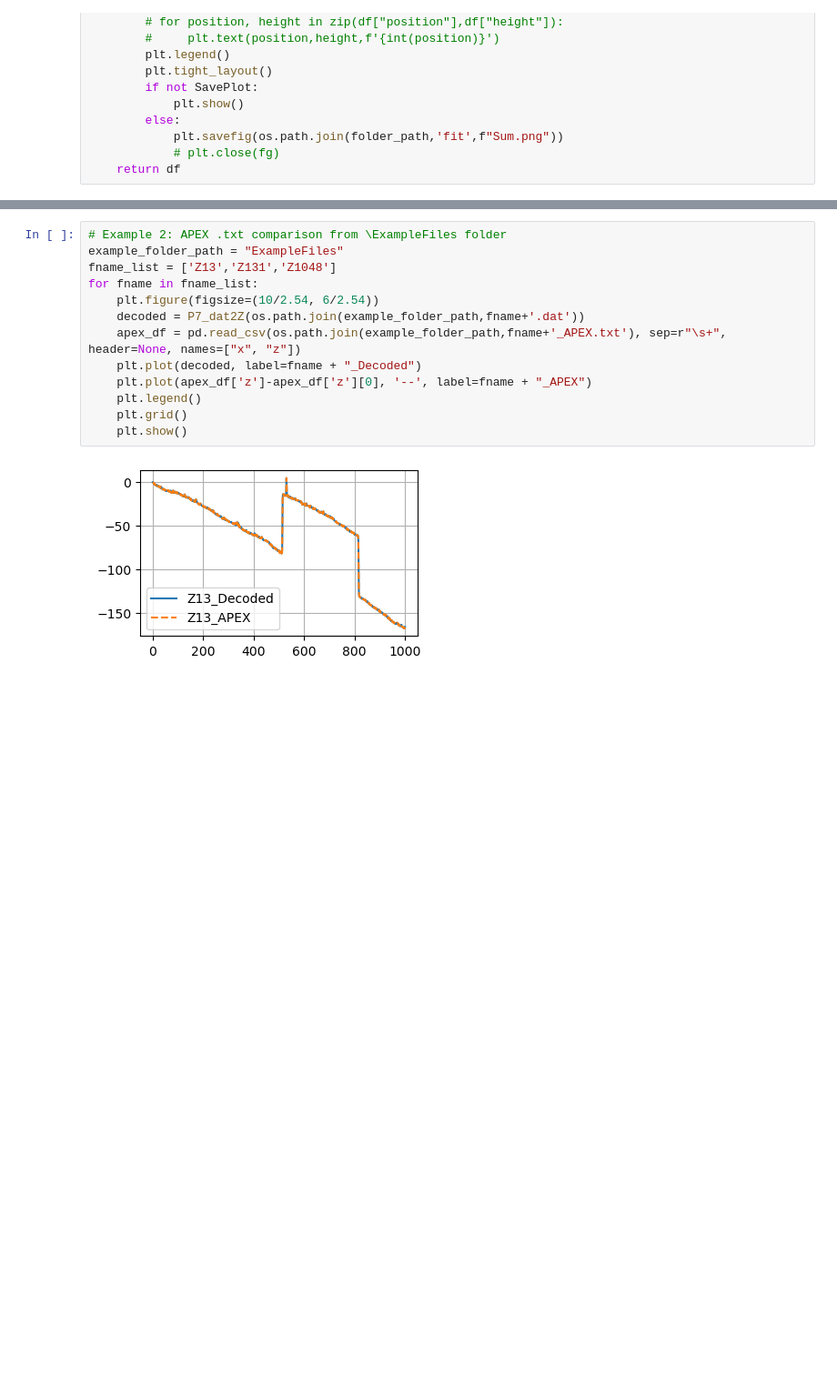
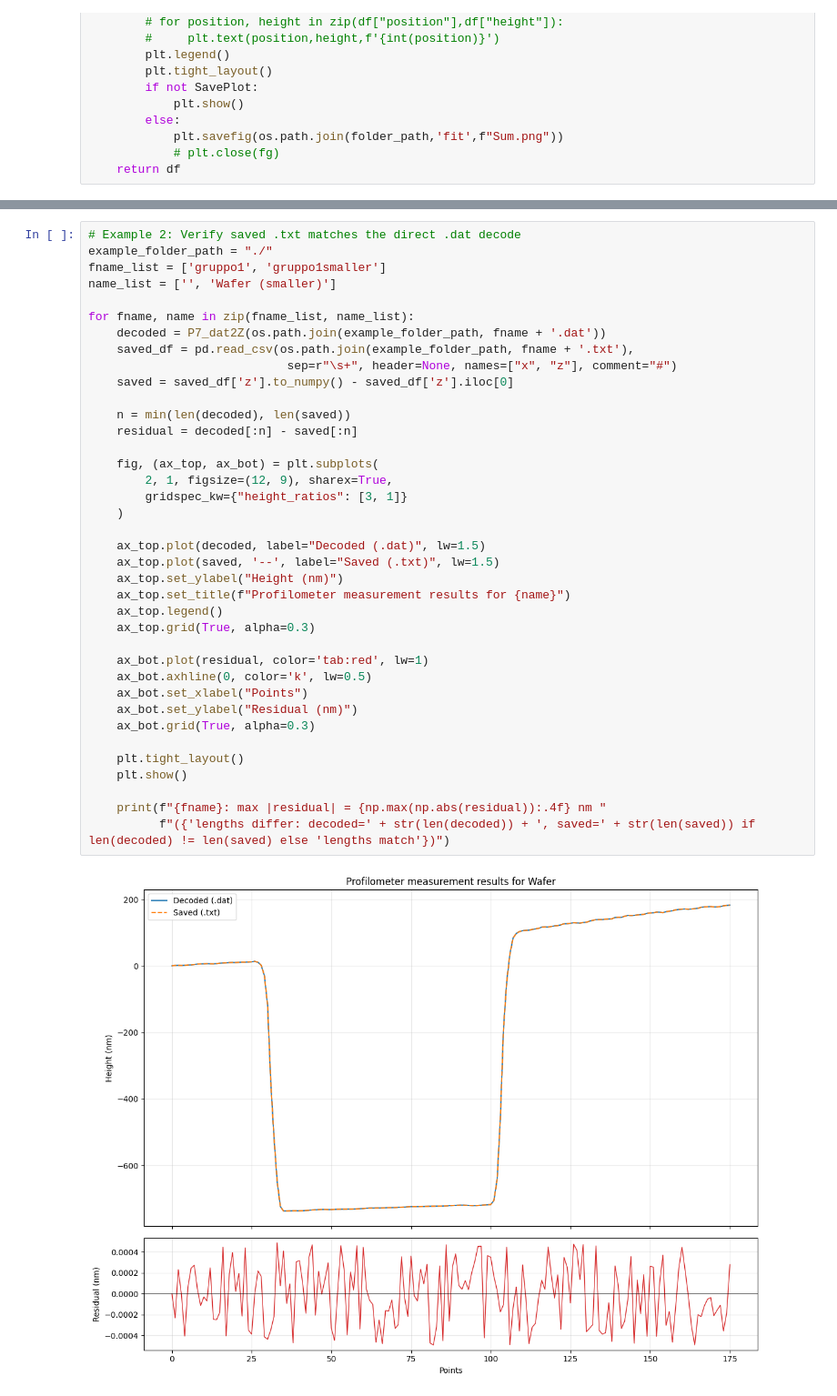
Before and after one commit to kingdellaprogrammazione/PCN_labs, a Jupyter notebook: piquet/P7_dat2txt.ipynb, the cells around one changed output, grey strips where cells are left out. Shown at 91% size. Saved outputs shown, nothing was run; the diff lists cells and outputs as text; blank space fills up the shorter version.

Commit message:
added more images

```diff
--- a/piquet/P7_dat2txt.ipynb
+++ b/piquet/P7_dat2txt.ipynb
@@ -381,15 +381,40 @@ Saved: gruppo1.txt
 # %%
-# Example 2: APEX .txt comparison from \ExampleFiles folder
-example_folder_path = "ExampleFiles"
-fname_list = ['Z13','Z131','Z1048']
-for fname in fname_list:
-    plt.figure(figsize=(10/2.54, 6/2.54))
-    decoded = P7_dat2Z(os.path.join(example_folder_path,fname+'.dat'))
-    apex_df = pd.read_csv(os.path.join(example_folder_path,fname+'_APEX.txt'), sep=r"\s+", header=None, names=["x", "z"])
-    plt.plot(decoded, label=fname + "_Decoded")
-    plt.plot(apex_df['z']-apex_df['z'][0], '--', label=fname + "_APEX")
-    plt.legend()
-    plt.grid()
+# Example 2: Verify saved .txt matches the direct .dat decode
+example_folder_path = "./"
+fname_list = ['gruppo1', 'gruppo1smaller']
+name_list = ['', 'Wafer (smaller)']
+
+for fname, name in zip(fname_list, name_list):
+    decoded = P7_dat2Z(os.path.join(example_folder_path, fname + '.dat'))
+    saved_df = pd.read_csv(os.path.join(example_folder_path, fname + '.txt'),
+                            sep=r"\s+", header=None, names=["x", "z"], comment="#")
+    saved = saved_df['z'].to_numpy() - saved_df['z'].iloc[0]
+
+    n = min(len(decoded), len(saved))
+    residual = decoded[:n] - saved[:n]
+
+    fig, (ax_top, ax_bot) = plt.subplots(
+        2, 1, figsize=(12, 9), sharex=True,
+        gridspec_kw={"height_ratios": [3, 1]}
+    )
+
+    ax_top.plot(decoded, label="Decoded (.dat)", lw=1.5)
+    ax_top.plot(saved, '--', label="Saved (.txt)", lw=1.5)
+    ax_top.set_ylabel("Height (nm)")
+    ax_top.set_title(f"Profilometer measurement results for {name}")
+    ax_top.legend()
+    ax_top.grid(True, alpha=0.3)
+
+    ax_bot.plot(residual, color='tab:red', lw=1)
+    ax_bot.axhline(0, color='k', lw=0.5)
+    ax_bot.set_xlabel("Points")
+    ax_bot.set_ylabel("Residual (nm)")
+    ax_bot.grid(True, alpha=0.3)
+
+    plt.tight_layout()
     plt.show()
+
+    print(f"{fname}: max |residual| = {np.max(np.abs(residual)):.4f} nm "
+          f"({'lengths differ: decoded=' + str(len(decoded)) + ', saved=' + str(len(saved)) if len(decoded) != len(saved) else 'lengths match'})")
 # %% [output]
-[figure, old version]
+[figure, new version]
```
Also changed, not shown: parts of 4 cells of this notebook, 27 other files.
